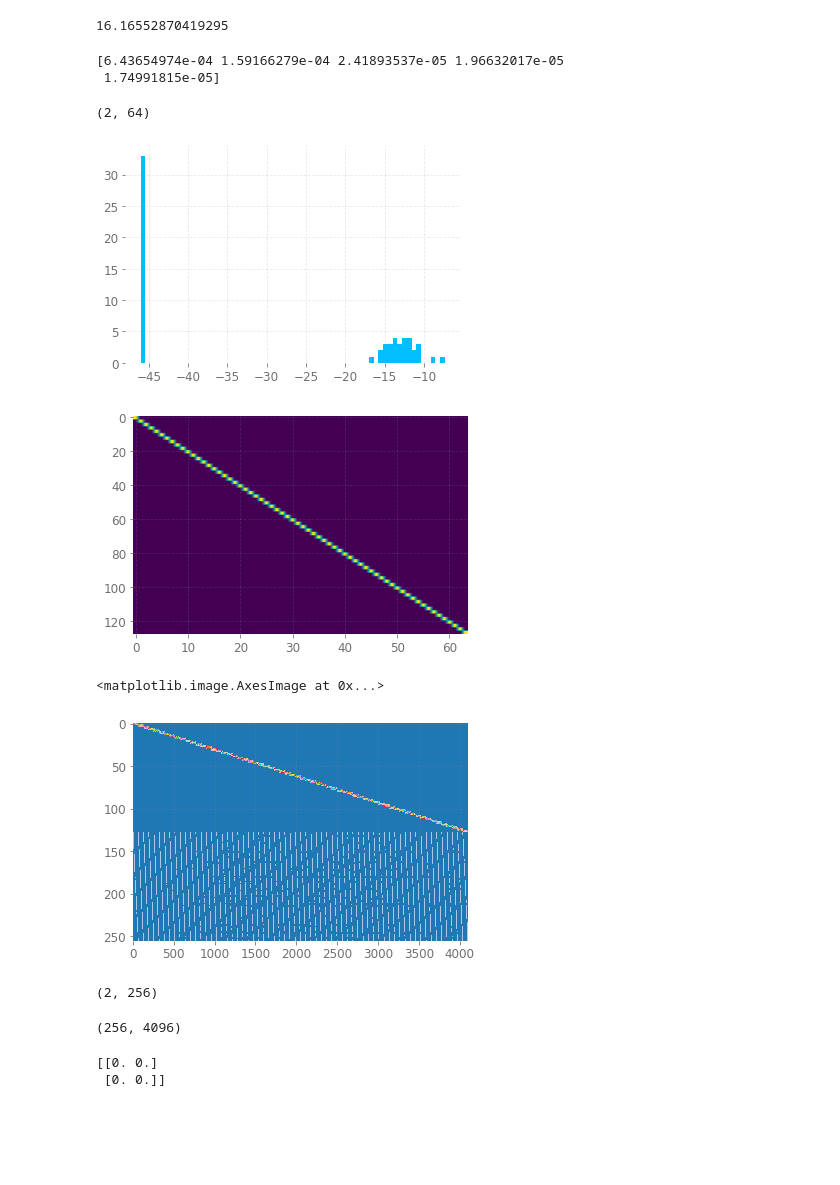
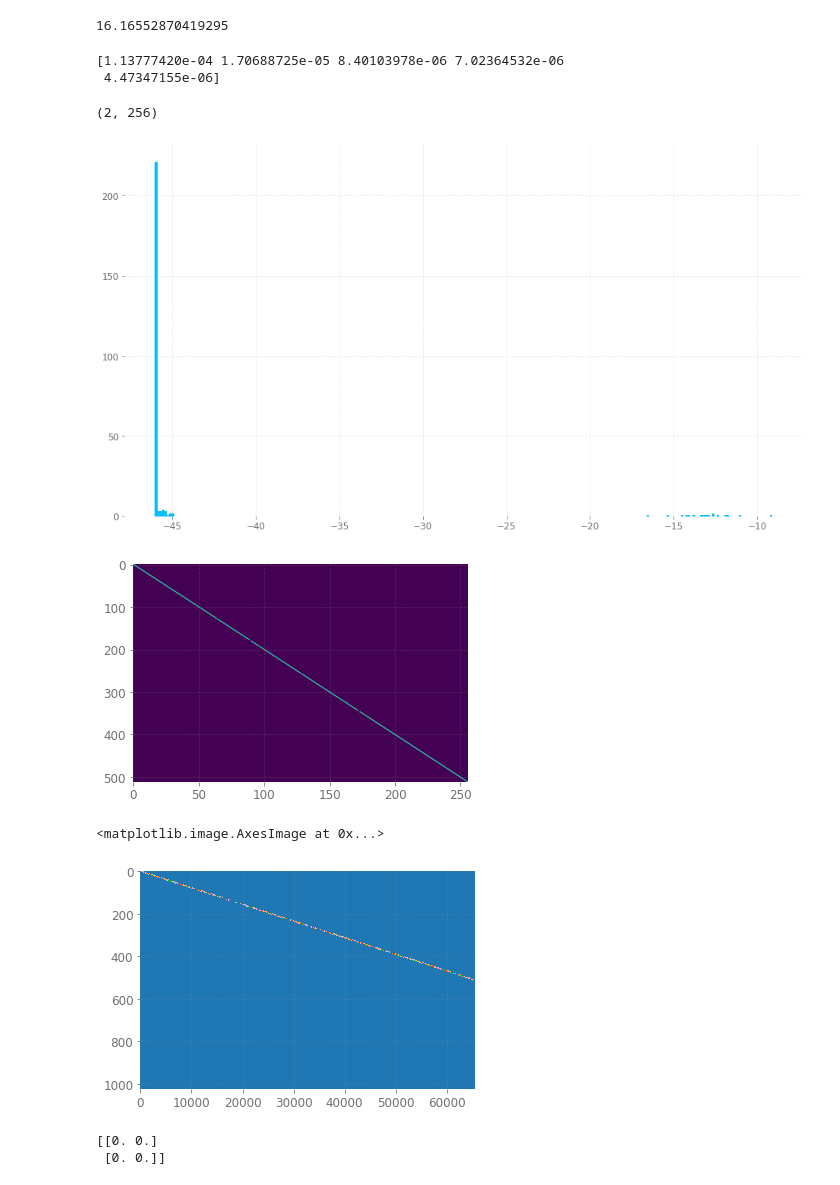
Before and after one commit to hetankevin/off-policy, a Jupyter notebook: mcmix/onMixMC.ipynb, the cells around one changed output. Drawn from its saved outputs; the diff is of its cells as text; code cells hidden in the pictures; blank space fills up the shorter version.

```diff
--- a/mcmix/onMixMC.ipynb
+++ b/mcmix/onMixMC.ipynb
@@ -95,10 +95,10 @@ envs = []
 #   [mdp , pi_b, pi_e, horizon, gamma, nStates, nActions, term]
 
 
-horizon = 18 #18
+horizon = 100 #18
 #, slip = 0.04, confound_weight=0.6
 pi_b, P, R, x_dist, u_dist, gamma = confound_env.gridworld_opetools(horizon = horizon, slip = 0.04,
-                                                                    confound_weight=0.6, small=True, soft=True)
+                                                                    confound_weight=0.6, small=False, soft=True)
 #R = -1*R
 gridworld = confound_mdp.ConfoundMDP(P, R, x_dist, u_dist, gamma)
 
@@ -132,7 +132,8 @@ for mdp , pi_b, pi_e, base_horizon, gamma, nStates, nActions, term, P, R, x_dist
 
         print("running env with horizon " + str(horizon))
 
-        dataset = confound_mdp.collect_sample(int(100000), mdp, pi_b, horizon, iid=False)
+        #dataset = confound_mdp.collect_sample(int(100000), mdp, pi_b, horizon, iid=False)
+        dataset = getSamplesMultiProc(10000, mdp, pi_b, horizon, iid=False)
         data = dataset.reshape((dataset.shape[0]*dataset.shape[1],5))
         Phat = confound_ope.estimate_P(dataset, mdp)
         pihat = confound_ope.estimate_pi(dataset, mdp)
@@ -367,29 +380,30 @@ for s,a,u,sp,r in data:
 # %%
 def getPjpQjp(Ojs, L=L):
     Pjps = []
     Qjps = []
     for idx, Oj in enumerate(Ojs):
         Ujt, Sigj, Vj = scipy.linalg.svd(Oj, full_matrices=False, lapack_driver='gesvd') #np returns U S V.T = U.T S V for us
         if idx == (5):
+            plt.figure(figsize=(16,9))
             plt.hist(np.log(Sigj+1e-20), bins=len(Sigj))
             print(Sigj[:5])
         #print(np.sort(Sigj)[::-1])
         Ujt = Ujt[:,:L]
         Sigj = Sigj[:L]
         Vj = Vj[:L,:]
         Pjprime = Ujt.T # = Uj
         Qjprime = np.diag(Sigj) @ Vj
         Pjps.append(Pjprime)
         Qjps.append(Qjprime)
     return Pjps, Qjps
 
 Pjps, Qjps = getPjpQjp(Ojs)
 Qjps[5].shape
 # %% [output]
-[6.43654974e-04 1.59166279e-04 2.41893537e-05 1.96632017e-05
- 1.74991815e-05]
+[1.13777420e-04 1.70688725e-05 8.40103978e-06 7.02364532e-06
+ 4.47347155e-06]
-(2, 64)
+(2, 256)
-[figure, old version]
+[figure, new version]
 # %%
 #step 2: cokernel
 #the ith block of the jth blockdiag matrix is the jth column of -Qi
@@ -402,19 +416,13 @@ Apprime = scipy.linalg.block_diag(*Pjps)
 Aqprime = np.hstack([getblockdiag(j, Qjps) for j in range(S)])
 Apqprime = np.vstack([Apprime, Aqprime])
 # %% [output]
-[figure, old version]
+[figure, new version]
 # %%
 plt.imshow(Apqprime != 0, aspect='auto', cmap='tab20')
 # %% [output]
 <matplotlib.image.AxesImage at 0x...>
-[figure, old version]
+[figure, new version]
 # %%
-cokerprime = scipy.linalg.null_space(Apqprime.T, rcond=1.5e-5).T #.shape , rcond=1.5e-5
+cokerprime = scipy.linalg.null_space(Apqprime.T, rcond=0.9e-5).T #.shape , rcond=1.5e-5
 #, rcond=1.1e-5
 cokerprime.shape
-# %% [output]
-(2, 256)
-# %%
-Apqprime.shape
-# %% [output]
-(256, 4096)
```
Also changed, not shown: parts of 23 cells of this notebook, 6 other files.
